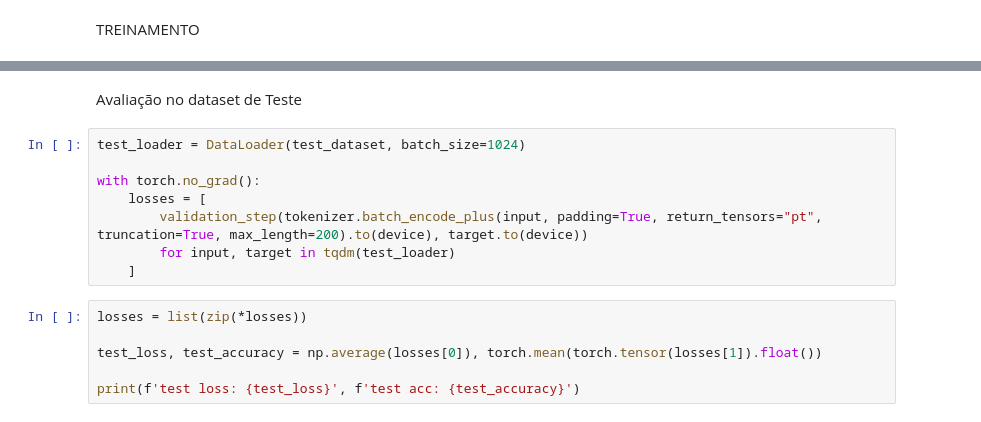
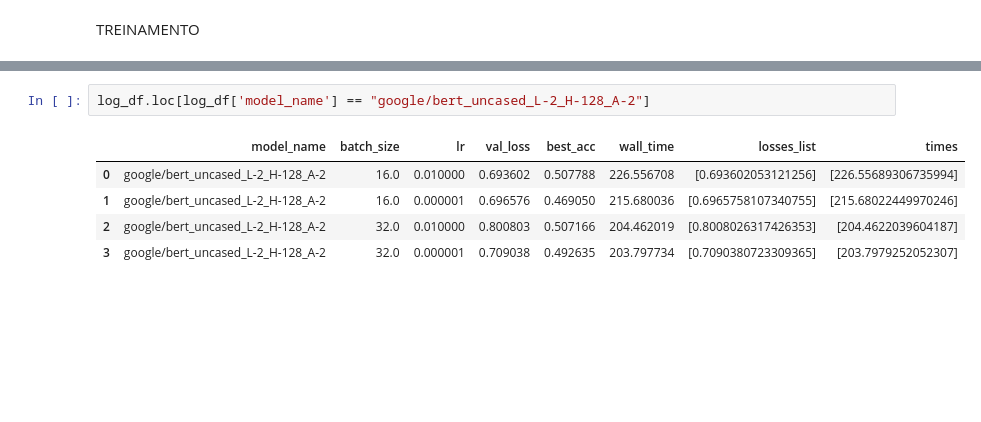
Before and after one commit to patrickctrf/IA024_2022S2, a Jupyter notebook: ex10/patrick_ferreira/ex10_patrick_ferreira_175480.ipynb, the cells around one changed output, grey strips where cells are left out. Cells and saved outputs as stored; diff of their text form; blank space fills up the shorter version.

```diff
--- a/ex10/patrick_ferreira/ex10_patrick_ferreira_175480.ipynb
+++ b/ex10/patrick_ferreira/ex10_patrick_ferreira_175480.ipynb
@@ -362,16 +446,8 @@ RuntimeError: multi-target not supported at /opt/conda/conda-bld/pytorch_1616554
-# %% [markdown]
-Avaliação no dataset de Teste
-# %%
-test_loader = DataLoader(test_dataset, batch_size=1024)
-
-with torch.no_grad():
-    losses = [
-        validation_step(tokenizer.batch_encode_plus(input, padding=True, return_tensors="pt", truncation=True, max_length=200).to(device), target.to(device))
-        for input, target in tqdm(test_loader)
-    ]
-# %%
-losses = list(zip(*losses))
-
-test_loss, test_accuracy = np.average(losses[0]), torch.mean(torch.tensor(losses[1]).float())
-
-print(f'test loss: {test_loss}', f'test acc: {test_accuracy}')
+# %%
+log_df.loc[log_df['model_name'] == "google/bert_uncased_L-2_H-128_A-2"]
+# %% [output]
+|  | model_name | batch_size | lr | val_loss | best_acc | wall_time | losses_list | times |
+| 0 | google/bert_uncased_L-2_H-128_A-2 | 16.0 | 0.010000 | 0.693602 | 0.507788 | 226.556708 | [0.693602053121256] | [226.55689306735994] |
+| 1 | google/bert_uncased_L-2_H-128_A-2 | 16.0 | 0.000001 | 0.696576 | 0.469050 | 215.680036 | [0.6965758107340755] | [215.68022449970246] |
+| 2 | google/bert_uncased_L-2_H-128_A-2 | 32.0 | 0.010000 | 0.800803 | 0.507166 | 204.462019 | [0.8008026317426353] | [204.4622039604187] |
+| 3 | google/bert_uncased_L-2_H-128_A-2 | 32.0 | 0.000001 | 0.709038 | 0.492635 | 203.797734 | [0.7090380723309365] | [203.7979252052307] |
```
Also changed, not shown: parts of 6 cells of this notebook, 2 other files.
